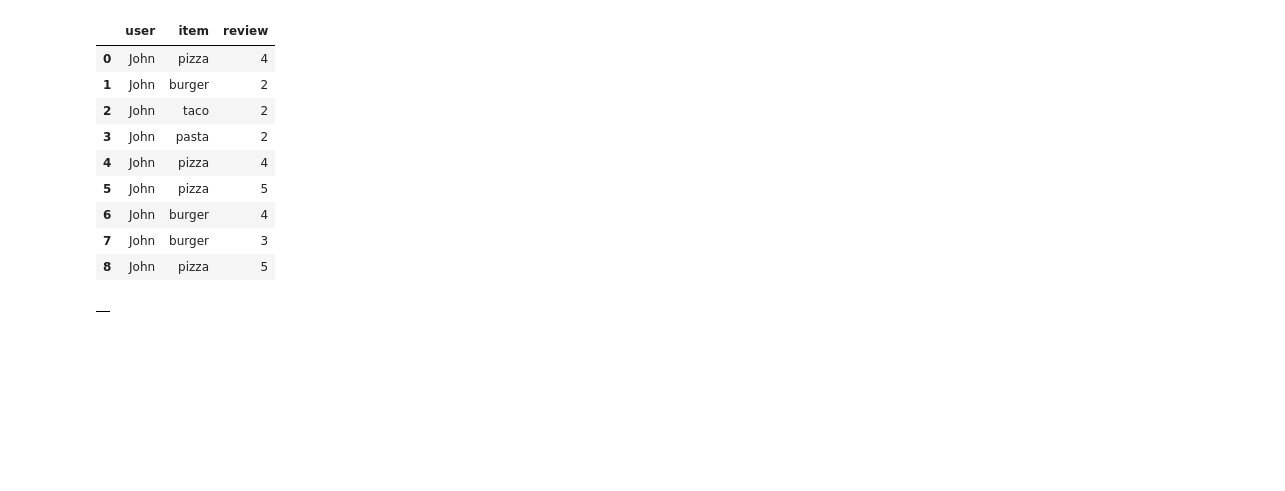
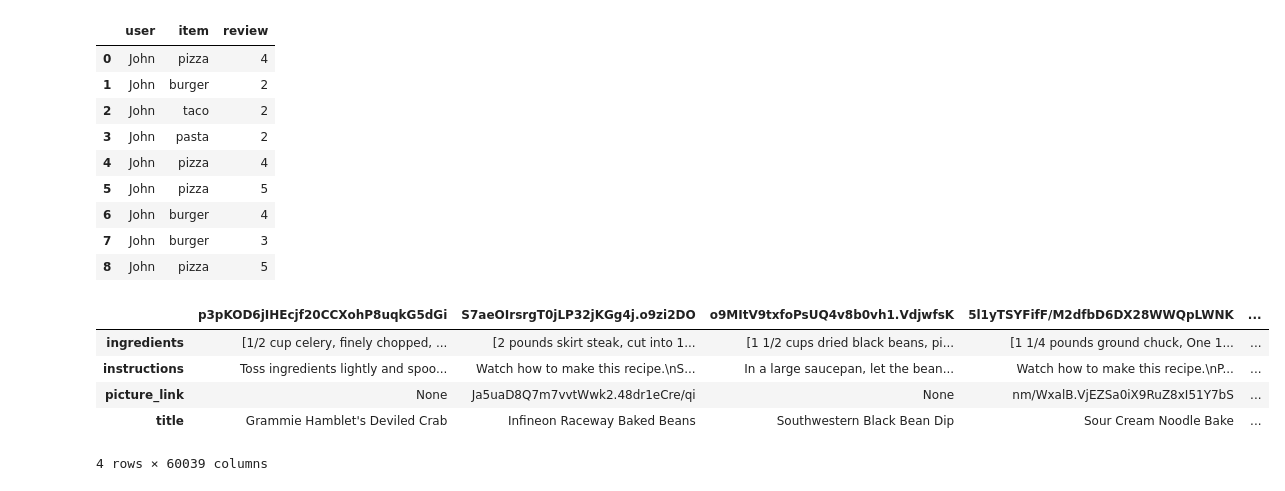
Before and after one commit to raychz/tabify-ds, a Jupyter notebook: explore_data.ipynb, the cells around one changed output. Cells and saved outputs as stored; diff of their text form; code cells hidden in the pictures; blank space fills up the shorter version.

Commit message:
Ingredients only exploration.

```diff
--- a/explore_data.ipynb
+++ b/explore_data.ipynb
@@ -110,7 +110,15 @@ df
 # %%
 features = pd.DataFrame(df.drop(columns= "review"))
 labels = pd.DataFrame(data.review)
-# %%
-df
-# %% [output]
-|  |
+# %%
+path = '/Users/sommerchavez/Documents/Tabify/tabify-ds/recipes_raw/recipes_raw_nosource_fn.json'
+# %%
+data= pd.read_json(path)
+data
+# %% [output]
+|  | p3pKOD6jIHEcjf20CCXohP8uqkG5dGi | S7aeOIrsrgT0jLP32jKGg4j.o9zi2DO | o9MItV9txfoPsUQ4v8b0vh1.VdjwfsK | 5l1yTSYFifF/M2dfbD6DX28WWQpLWNK | ... |
+| ingredients | [1/2 cup celery, finely chopped, ... | [2 pounds skirt steak, cut into 1... | [1 1/2 cups dried black beans, pi... | [1 1/4 pounds ground chuck, One 1... | ... |
+| instructions | Toss ingredients lightly and spoo... | Watch how to make this recipe.\nS... | In a large saucepan, let the bean... | Watch how to make this recipe.\nP... | ... |
+| picture_link | None | Ja5uaD8Q7m7vvtWwk2.48dr1eCre/qi | None | nm/WxalB.VjEZSa0iX9RuZ8xI51Y7bS | ... |
+| title | Grammie Hamblet's Deviled Crab | Infineon Raceway Baked Beans | Southwestern Black Bean Dip | Sour Cream Noodle Bake | ... |
+4 rows × 60039 columns
```
Also changed, not shown: parts of 5 cells of this notebook, 1 other file.
